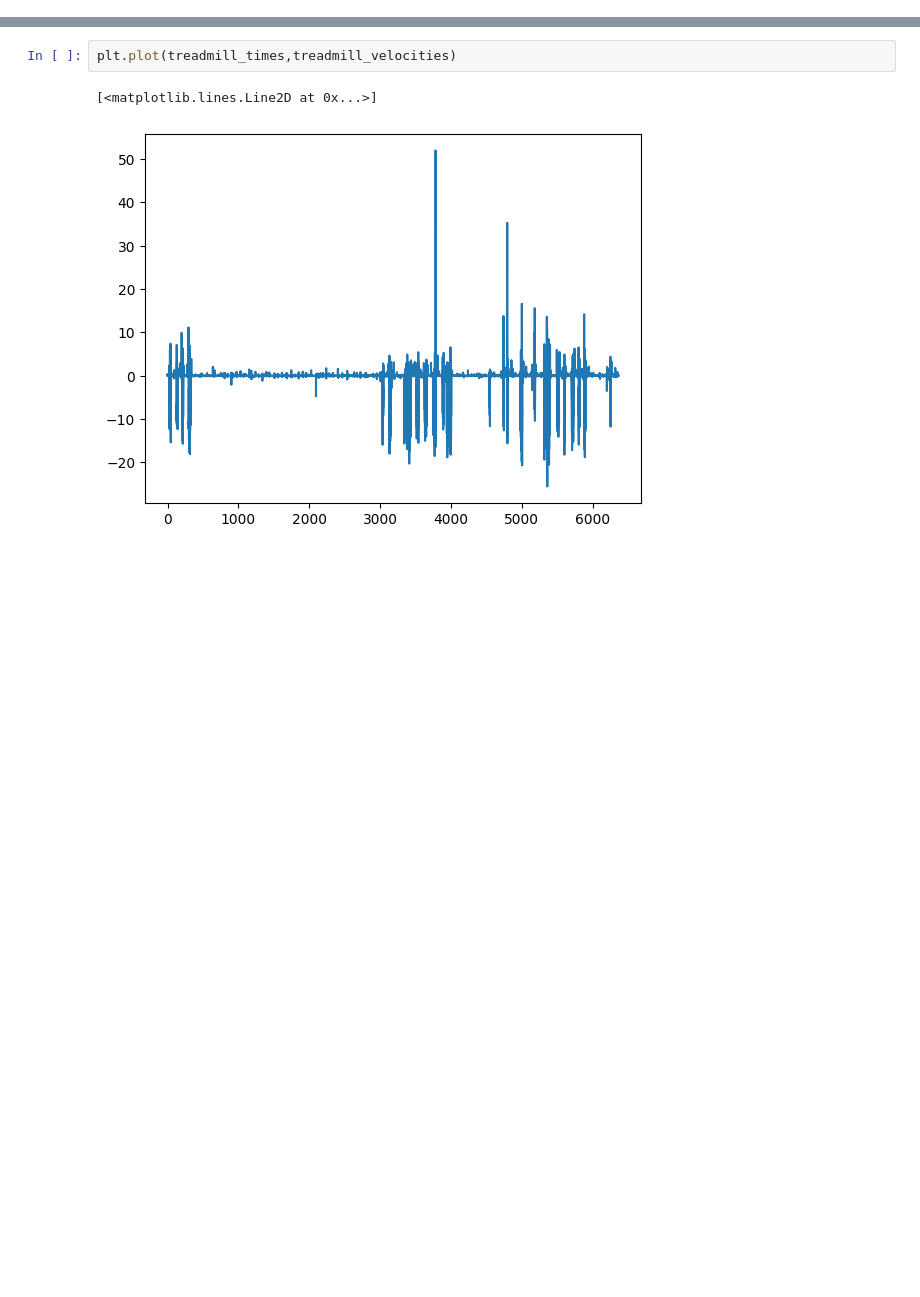
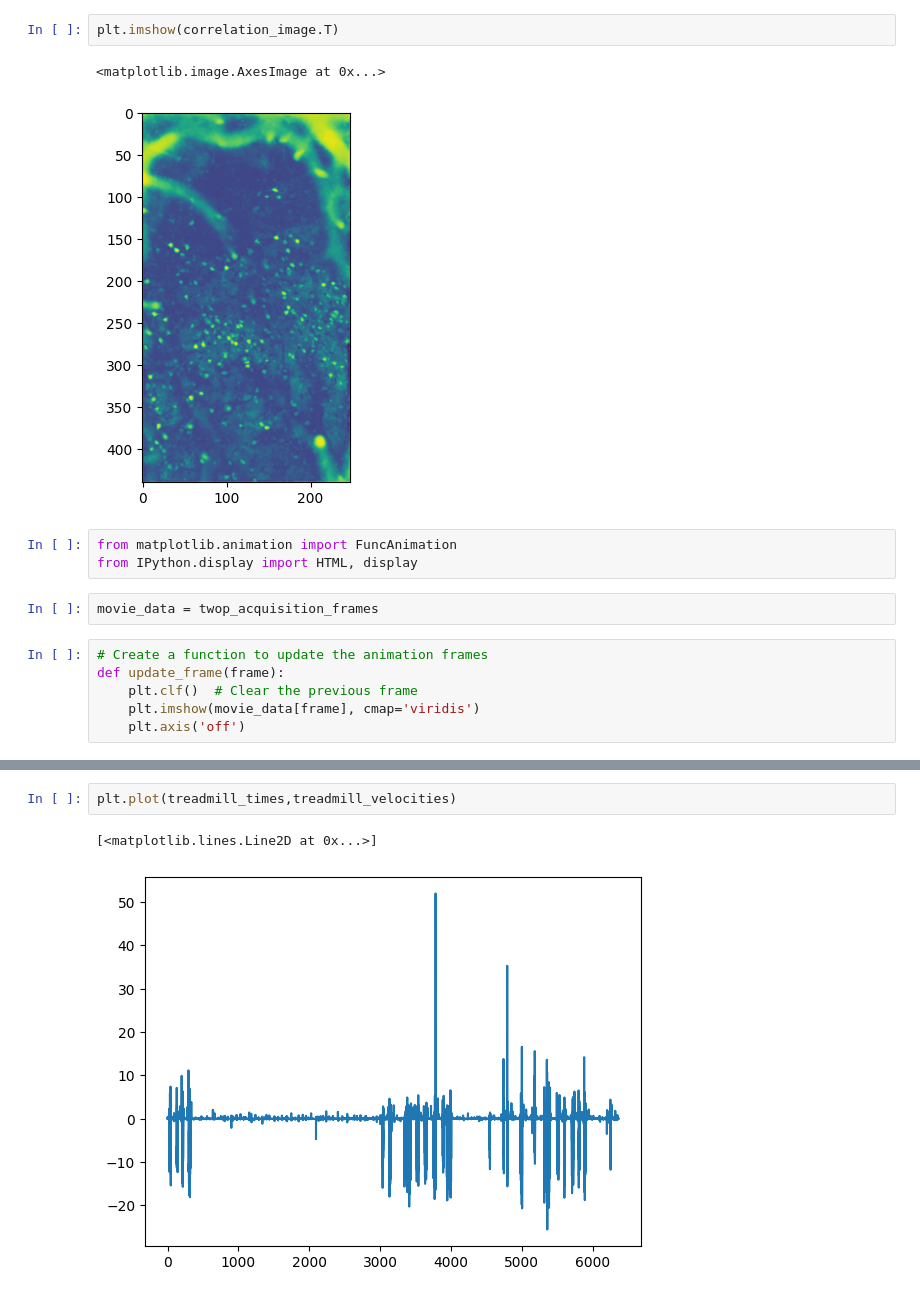
Before and after one commit to paulgfahey/dandi_microns_phase3_nda, a Jupyter notebook: [tutorial]microns_minnie_dandiset.ipynb, the cells around one changed output, grey strips where cells are left out. Saved outputs shown, nothing was run; the diff lists cells and outputs as text; blank space fills up the shorter version.

```diff
--- a/[tutorial]microns_minnie_dandiset.ipynb
+++ b/[tutorial]microns_minnie_dandiset.ipynb
@@ -77,0 +81,16 @@ np.shape(twop_acquisition_)
+# %%
+plt.imshow(correlation_image.T)
+# %% [output]
+<matplotlib.image.AxesImage at 0x...>
+[figure, added]
+# %%
+from matplotlib.animation import FuncAnimation
+from IPython.display import HTML, display
+# %%
+movie_data = twop_acquisition_frames
+# %%
+# Create a function to update the animation frames
+def update_frame(frame):
+    plt.clf()  # Clear the previous frame
+    plt.imshow(movie_data[frame], cmap='viridis')
+    plt.axis('off')
```
Also changed, not shown: parts of 16 cells of this notebook.
